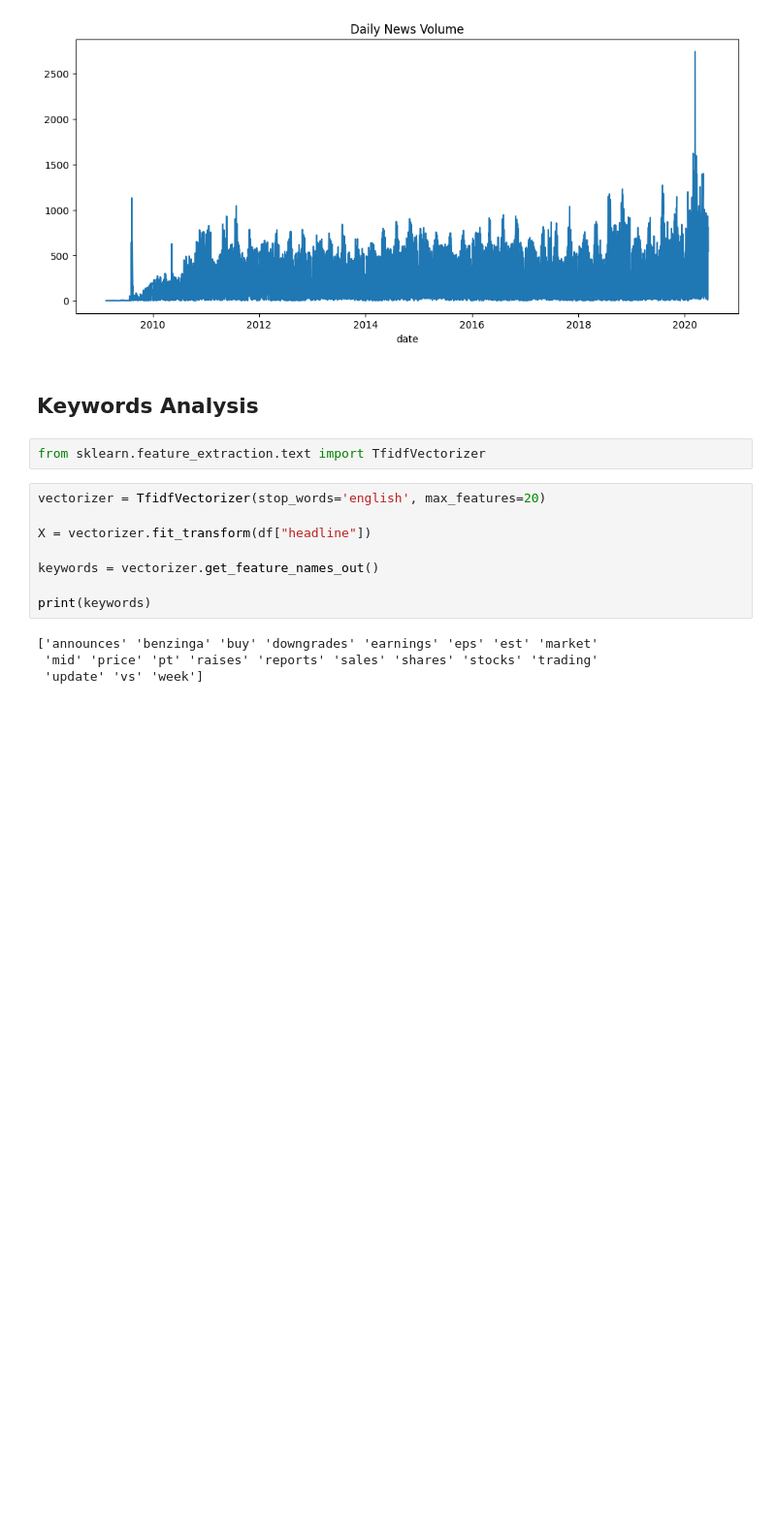
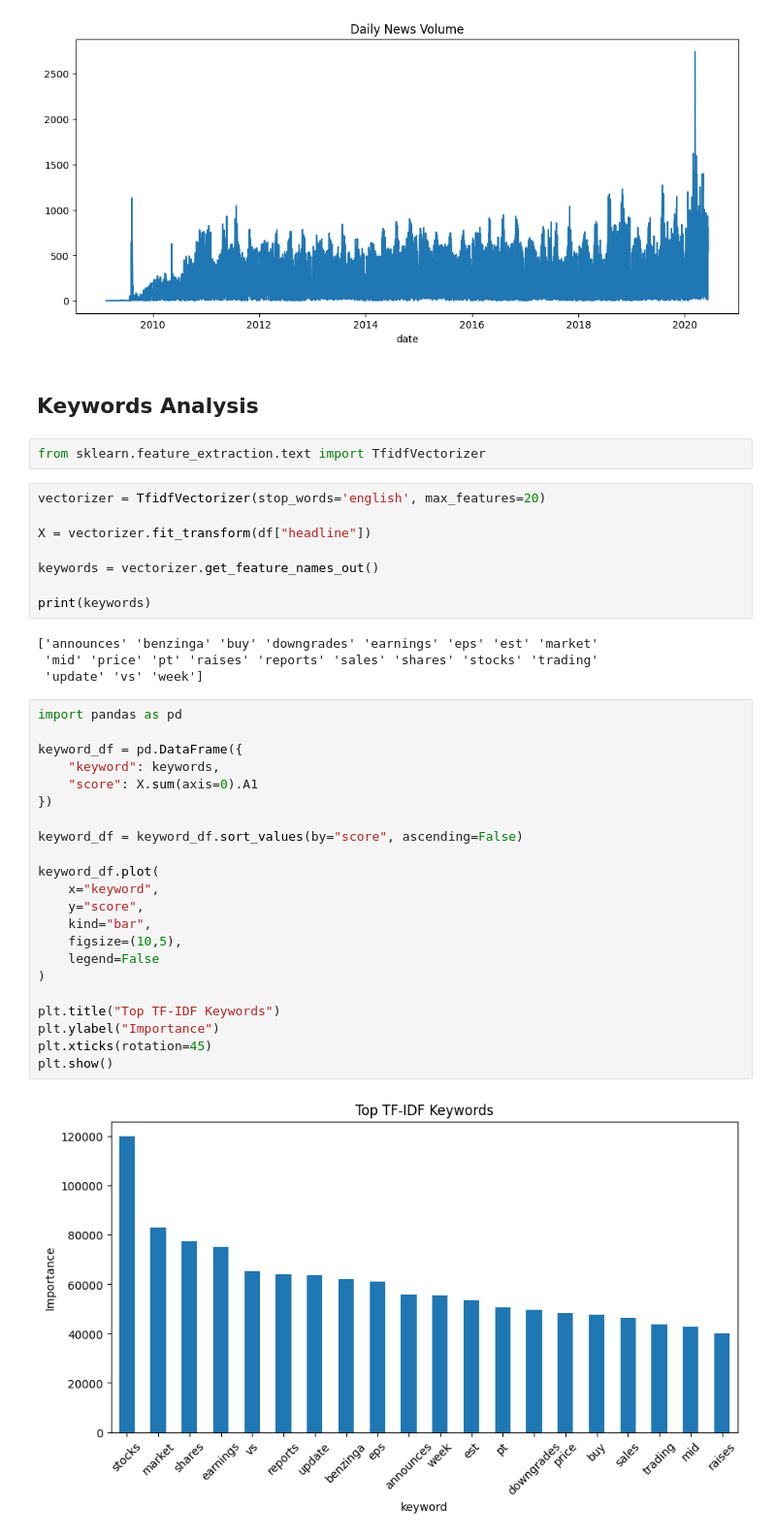
Before and after one commit to hementewodros/news-sentiment-analysis, a Jupyter notebook: notebooks/task1_eda.ipynb, the cells around one changed output. Shown at 97% size. Drawn from its saved outputs; the diff is of its cells as text; blank space fills up the shorter version.

```diff
--- a/notebooks/task1_eda.ipynb
+++ b/notebooks/task1_eda.ipynb
@@ -98,3 +110,27 @@ print(keywords)
 ['announces' 'benzinga' 'buy' 'downgrades' 'earnings' 'eps' 'est' 'market'
  'mid' 'price' 'pt' 'raises' 'reports' 'sales' 'shares' 'stocks' 'trading'
  'update' 'vs' 'week']
+# %%
+import pandas as pd
+
+keyword_df = pd.DataFrame({
+    "keyword": keywords,
+    "score": X.sum(axis=0).A1
+})
+
+keyword_df = keyword_df.sort_values(by="score", ascending=False)
+
+keyword_df.plot(
+    x="keyword",
+    y="score",
+    kind="bar",
+    figsize=(10,5),
+    legend=False
+)
+
+plt.title("Top TF-IDF Keywords")
+plt.ylabel("Importance")
+plt.xticks(rotation=45)
+plt.show()
+# %% [output]
+[figure, added]
```
Also changed, not shown: parts of 7 cells of this notebook, 1 other file.
